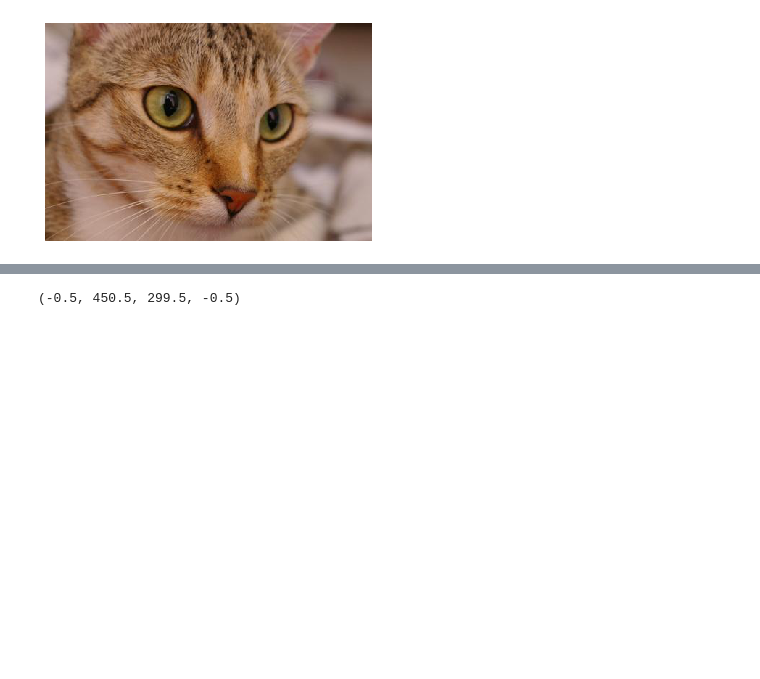
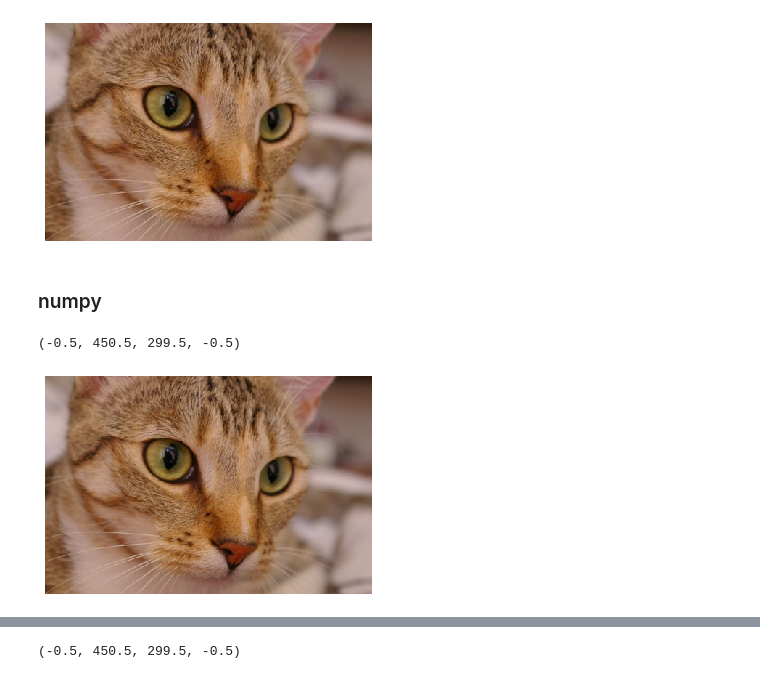
Before and after one commit to Matt3164/mlg_lib, a Jupyter notebook: nbs/04_image_processing.ipynb, the cells around one changed output, grey strips where cells are left out. Drawn from its saved outputs; the diff is of its cells as text; code cells hidden in the pictures; blank space fills up the shorter version.

```diff
--- a/nbs/04_image_processing.ipynb
+++ b/nbs/04_image_processing.ipynb
@@ -46,3 +50,25 @@ axis("off")
 # %% [output]
 (-0.5, 450.5, 299.5, -0.5)
 [figure]
+# %% [markdown]
+### numpy
+# %%
+from skimage.data import chelsea
+import numpy as np
+from matplotlib.pyplot import imshow, axis, subplot
+import matplotlib.pyplot as plt
+%matplotlib inline
+
+im = chelsea()
+
+im_path = "/tmp/chelsea.npy"
+
+np.save(im_path, im)
+
+loaded_im = np.load(im_path)
+
+imshow(loaded_im)
+axis("off")
+# %% [output]
+(-0.5, 450.5, 299.5, -0.5)
+[figure, added]
```
Also changed, not shown: parts of 9 cells of this notebook, 27 other files.
